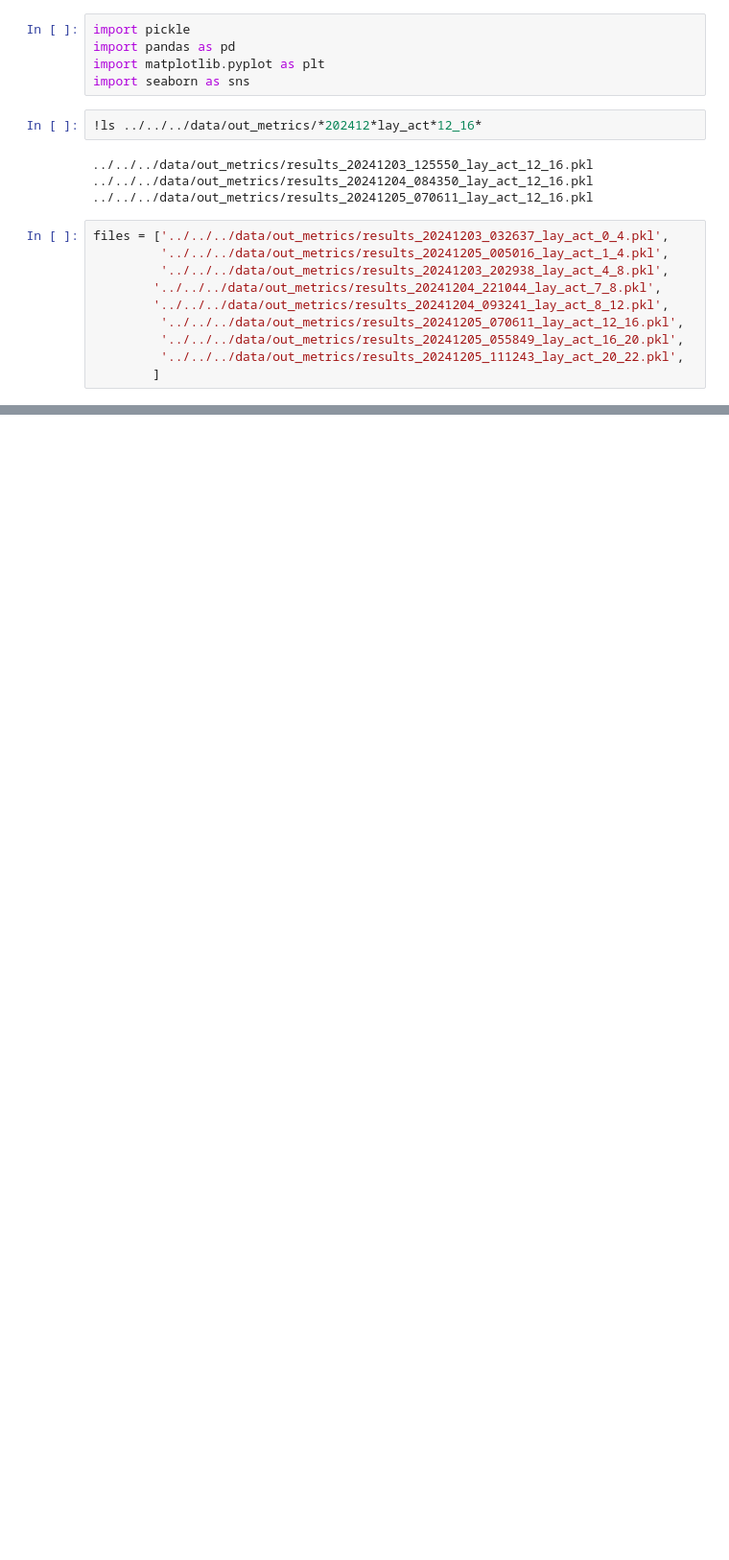
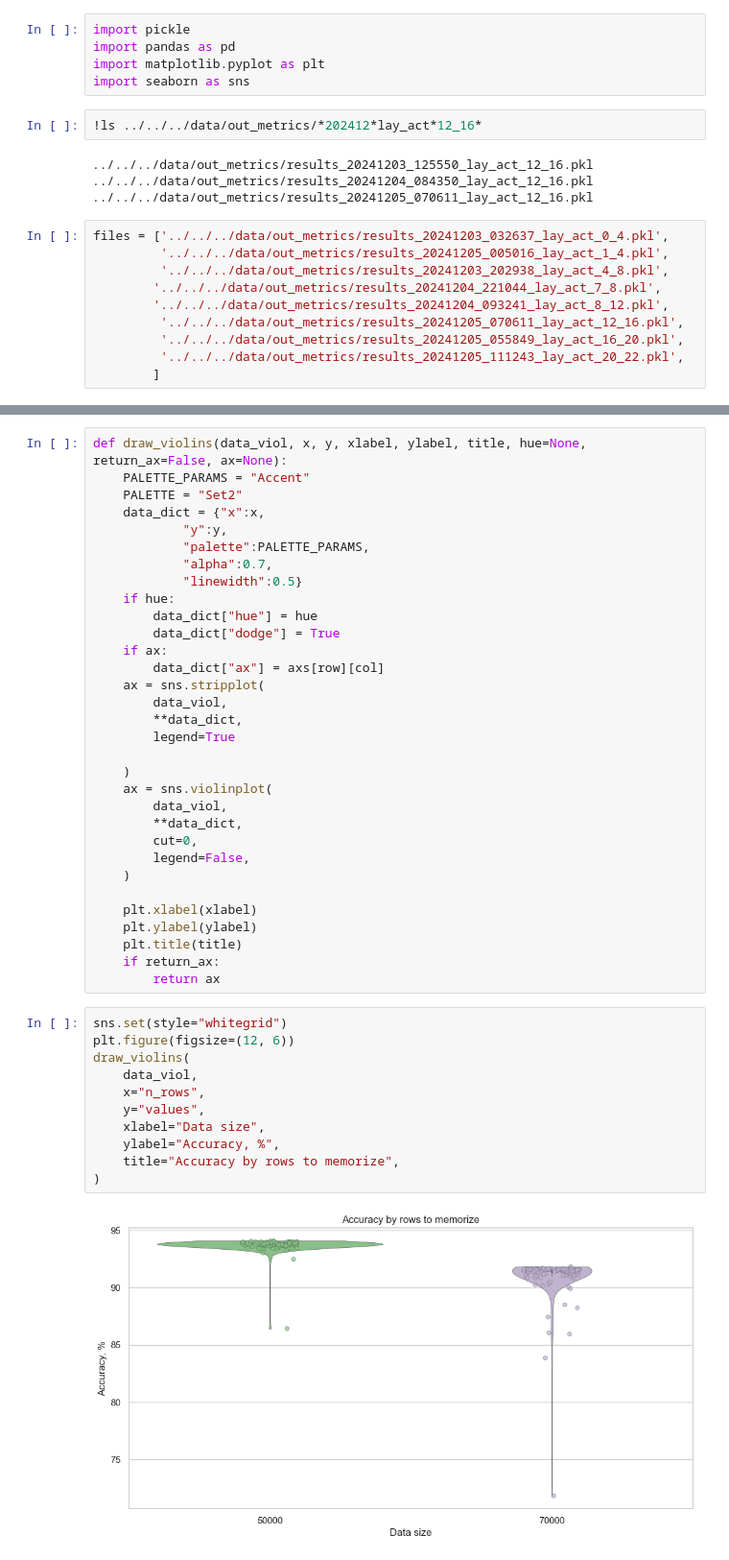
Before and after one commit to um-dacs-nlp/capacity, a Jupyter notebook: src/transformers/0.4.2_draw.ipynb, the cells around one changed output, grey strips where cells are left out. Shown at 96% size. Saved outputs shown, nothing was run; the diff lists cells and outputs as text; blank space fills up the shorter version.

```diff
--- a/src/transformers/0.4.2_draw.ipynb
+++ b/src/transformers/0.4.2_draw.ipynb
@@ -198,0 +171,45 @@ plt.show()
+# %%
+def draw_violins(data_viol, x, y, xlabel, ylabel, title, hue=None, return_ax=False, ax=None):
+    PALETTE_PARAMS = "Accent"
+    PALETTE = "Set2"
+    data_dict = {"x":x,
+            "y":y,
+            "palette":PALETTE_PARAMS,
+            "alpha":0.7,
+            "linewidth":0.5}
+    if hue:
+        data_dict["hue"] = hue
+        data_dict["dodge"] = True
+    if ax:
+        data_dict["ax"] = axs[row][col]
+    ax = sns.stripplot(
+        data_viol,
+        **data_dict,
+        legend=True
+
+    )
+    ax = sns.violinplot(
+        data_viol,
+        **data_dict,
+        cut=0,
+        legend=False,
+    )
+
+    plt.xlabel(xlabel)
+    plt.ylabel(ylabel)
+    plt.title(title)
+    if return_ax:
+        return ax
+# %%
+sns.set(style="whitegrid")
+plt.figure(figsize=(12, 6))
+draw_violins(
+    data_viol,
+    x="n_rows",
+    y="values",
+    xlabel="Data size",
+    ylabel="Accuracy, %",
+    title="Accuracy by rows to memorize",
+)
+# %% [output]
+[figure, added]
```
Also changed, not shown: parts of 16 cells of this notebook, 1 other file.
